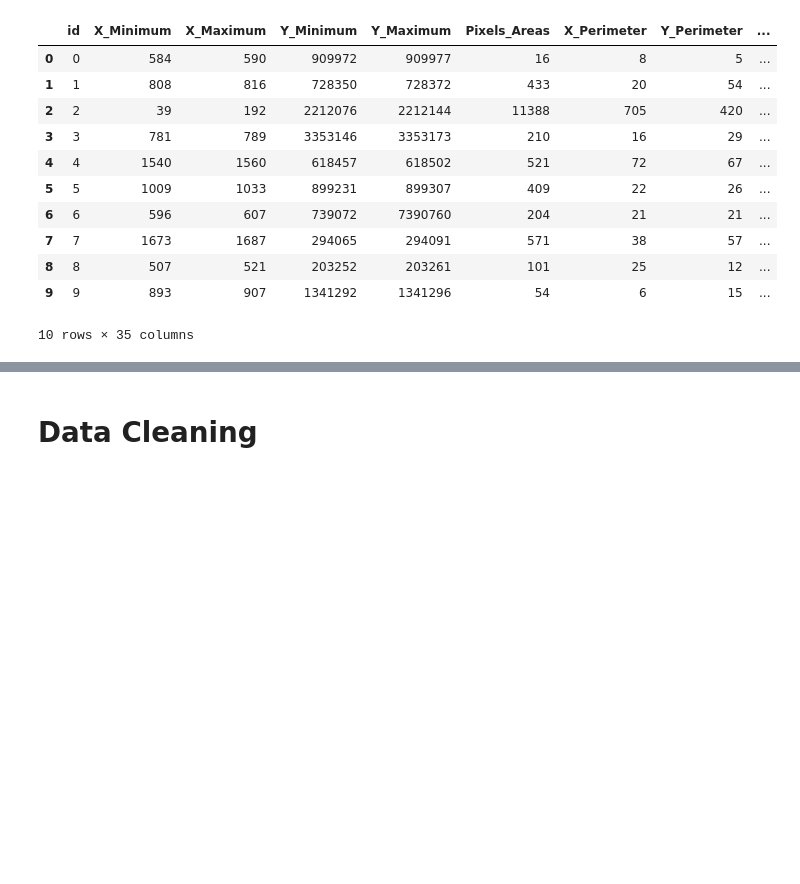
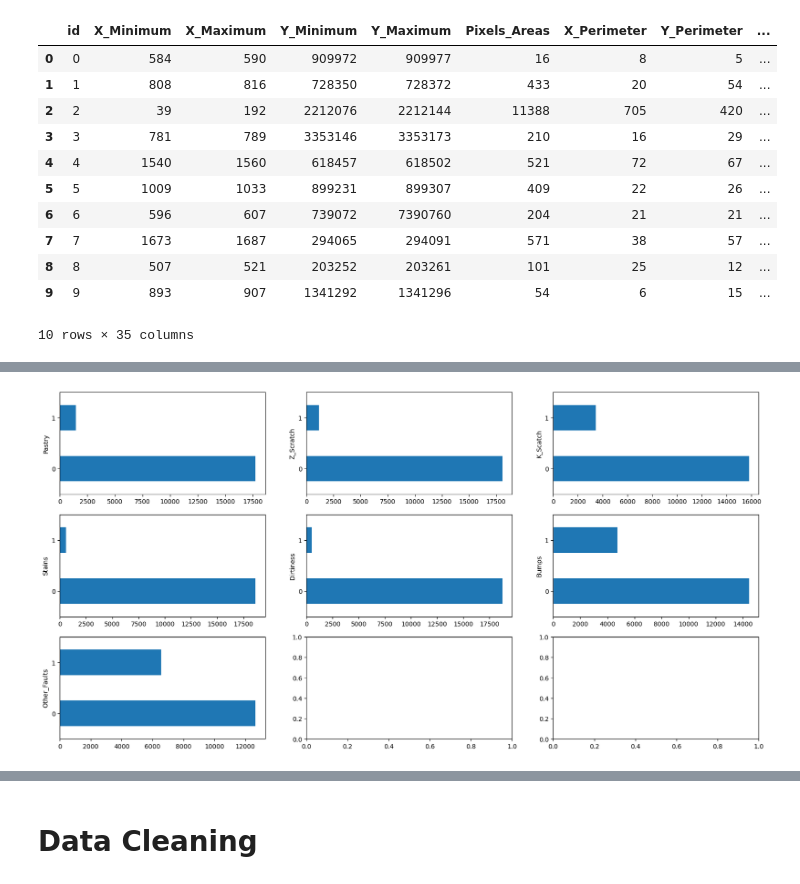
Before and after one commit to Arjun-G-Ravi/Noob-projects, a Jupyter notebook: 16_steel_plate_prediction/main.ipynb, the cells around one changed output, grey strips where cells are left out. Drawn from its saved outputs; the diff is of its cells as text; code cells hidden in the pictures; blank space fills up the shorter version.

```diff
--- a/16_steel_plate_prediction/main.ipynb
+++ b/16_steel_plate_prediction/main.ipynb
@@ -31,0 +61,8 @@ df.head(10)
+# %%
+fig, axes = plt.subplots(3,3,figsize=(20,10))
+
+for i,v in enumerate(y.columns):
+    row, col = divmod(i, 3)  # Calculate row and column index automatically
+    df[v].value_counts().plot(kind='barh', ax=axes[row, col])
+# %% [output]
+[figure, added]
```
Also changed, not shown: parts of 19 cells of this notebook.
